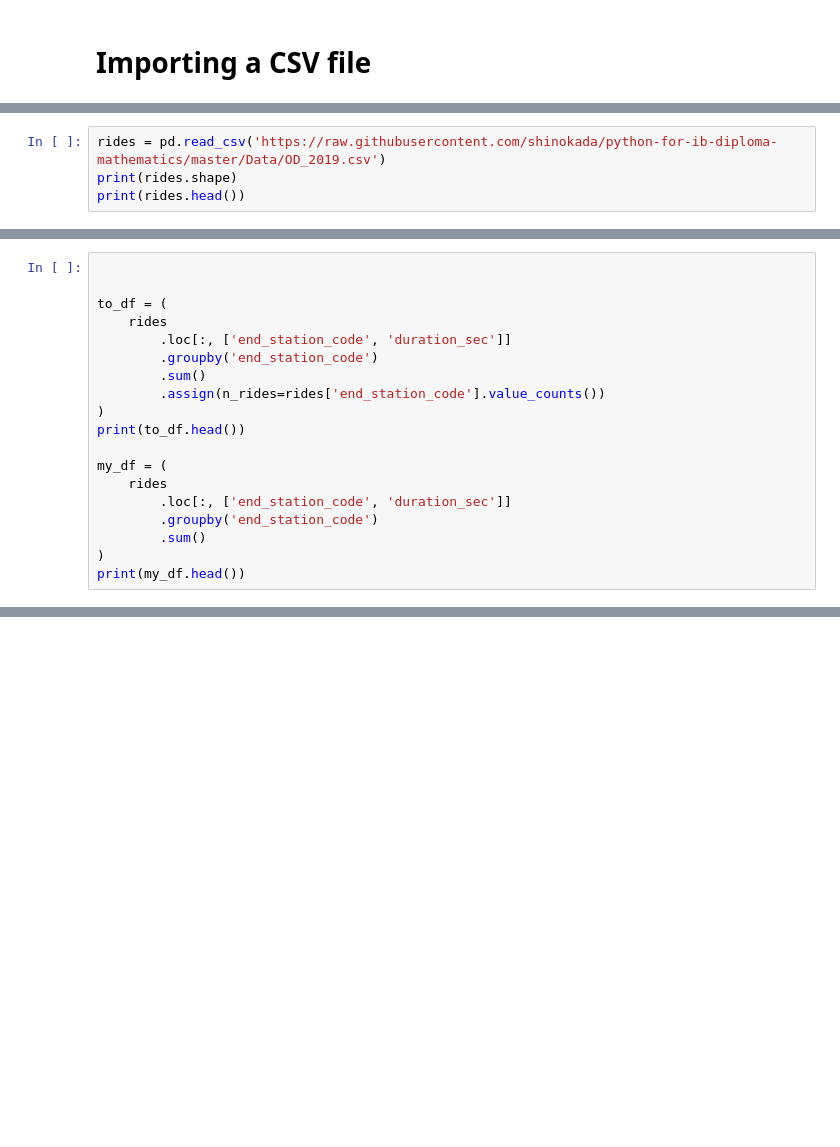
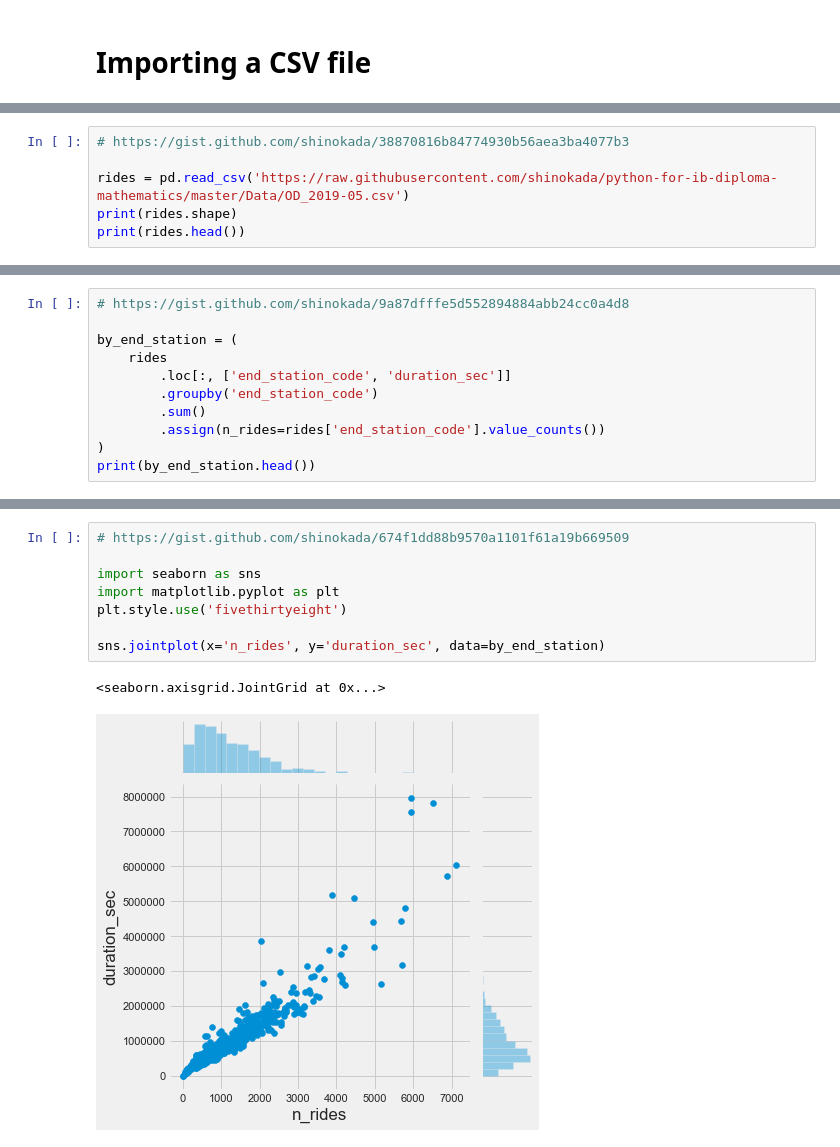
Before and after one commit to shinokada/python-for-ib-diploma-mathematics, a Jupyter notebook: Spearman's rank correlation coefficient for IB Diploma Mathematics.ipynb, the cells around one changed output, grey strips where cells are left out. Saved outputs shown, nothing was run; the diff lists cells and outputs as text; blank space fills up the shorter version.

```diff
--- a/Spearman's rank correlation coefficient for IB DP Mathematics.ipynb
+++ b/Spearman's rank correlation coefficient for IB Diploma Mathematics.ipynb
@@ -238,5 +240,7 @@ rs=0.000000, p-value=1.000000
 # %%
-rides = pd.read_csv('https://raw.githubusercontent.com/shinokada/python-for-ib-diploma-mathematics/master/Data/OD_2019.csv')
+# https://gist.github.com/shinokada/38870816b84774930b56aea3ba4077b3
+
+rides = pd.read_csv('https://raw.githubusercontent.com/shinokada/python-for-ib-diploma-mathematics/master/Data/OD_2019-05.csv')
 print(rides.shape)
 print(rides.head())
 # %% [output]
@@ -257,22 +265,14 @@ print(rides.head())
 # %%
+# https://gist.github.com/shinokada/9a87dfffe5d552894884abb24cc0a4d8
 
-
-to_df = (
+by_end_station = (
     rides
         .loc[:, ['end_station_code', 'duration_sec']]
         .groupby('end_station_code')
         .sum()
         .assign(n_rides=rides['end_station_code'].value_counts())
 )
-print(to_df.head())
-
-my_df = (
-    rides
-        .loc[:, ['end_station_code', 'duration_sec']]
-        .groupby('end_station_code')
-        .sum()
-)
-print(my_df.head())
+print(by_end_station.head())
 # %% [output]
                   duration_sec  n_rides
 end_station_code
@@ -290,0 +288,11 @@ end_station_code
+# %%
+# https://gist.github.com/shinokada/674f1dd88b9570a1101f61a19b669509
+
+import seaborn as sns
+import matplotlib.pyplot as plt
+plt.style.use('fivethirtyeight')
+
+sns.jointplot(x='n_rides', y='duration_sec', data=by_end_station)
+# %% [output]
+<seaborn.axisgrid.JointGrid at 0x...>
+[figure, added]
```
Also changed, not shown: parts of 18 cells of this notebook, 1 other file.
